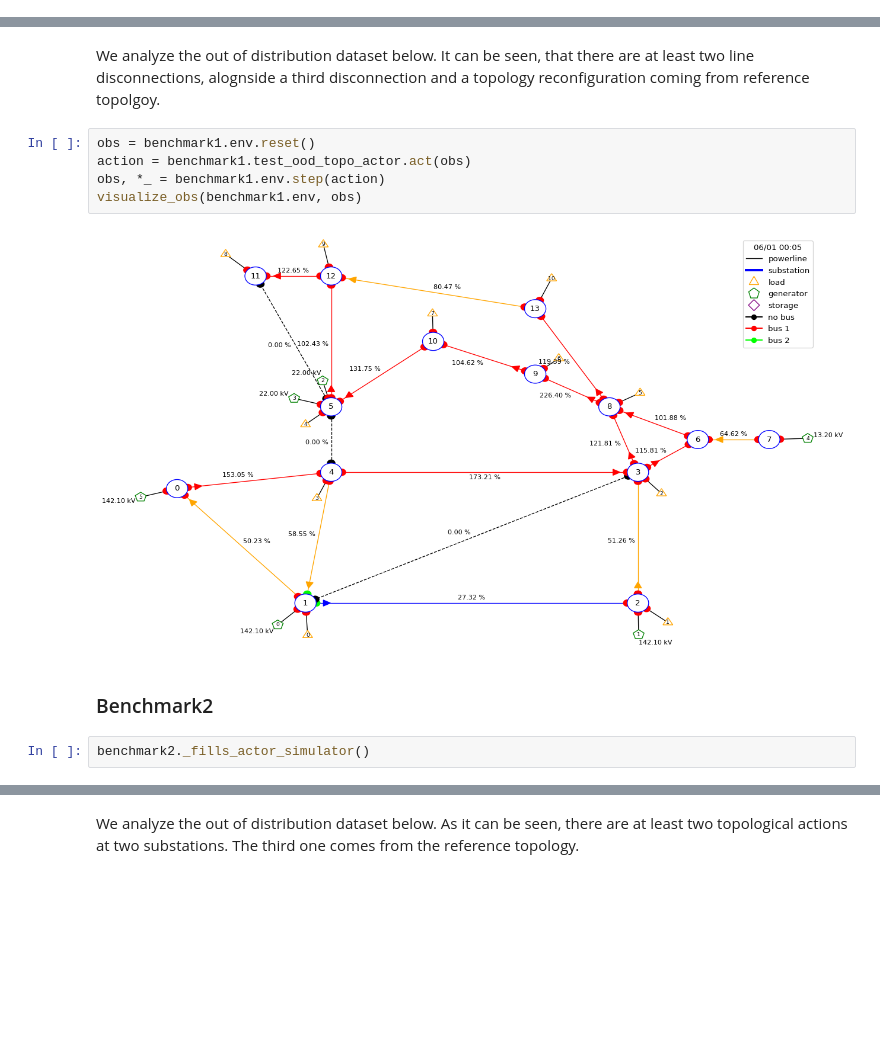
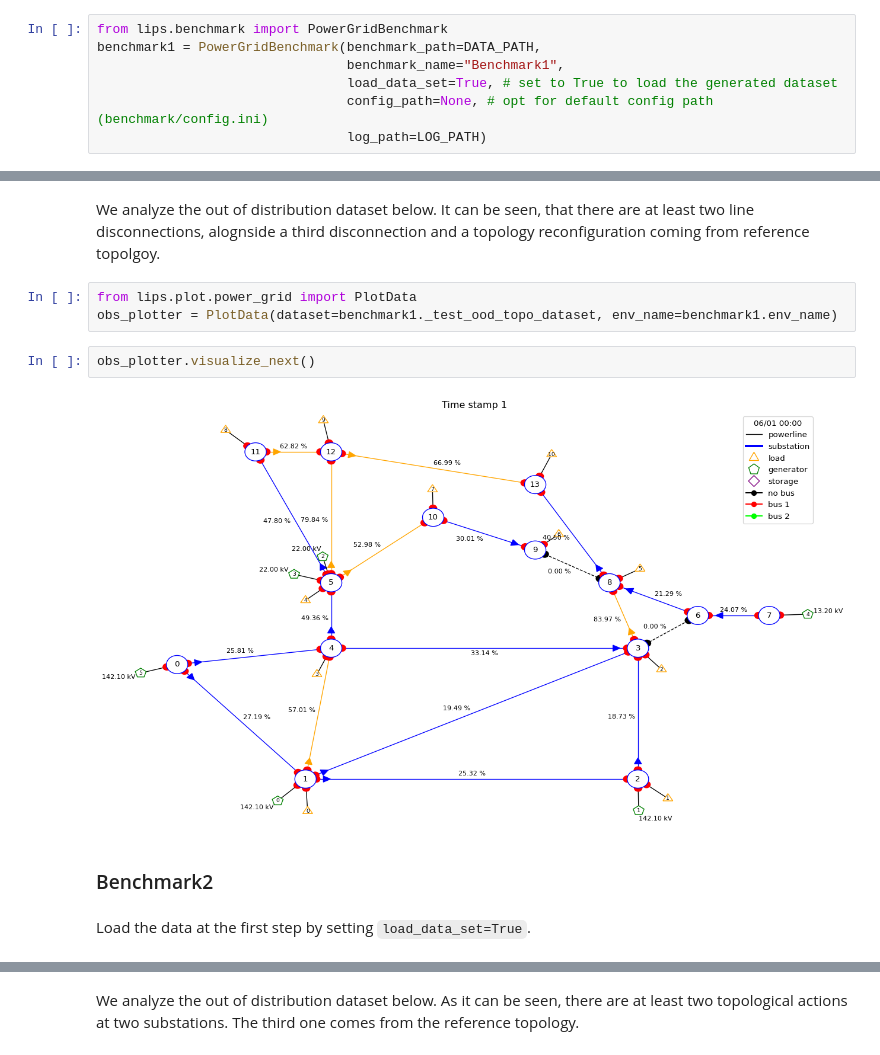
Before and after one commit to IRT-SystemX/LIPS, a Jupyter notebook: getting_started/01_GenerateData.ipynb, the cells around one changed output, grey strips where cells are left out. Saved outputs shown, nothing was run; the diff lists cells and outputs as text; blank space fills up the shorter version.

```diff
--- a/getting_started/01_GenerateData.ipynb
+++ b/getting_started/01_GenerateData.ipynb
@@ -103,0 +95,7 @@ benchmark1._fills_actor_simulator()
+# %%
+from lips.benchmark import PowerGridBenchmark
+benchmark1 = PowerGridBenchmark(benchmark_path=DATA_PATH,
+                                benchmark_name="Benchmark1",
+                                load_data_set=True, # set to True to load the generated dataset
+                                config_path=None, # opt for default config path (benchmark/config.ini)
+                                log_path=LOG_PATH)
@@ -104,13 +112,13 @@ benchmark1._fills_actor_simulator()
 # %% [markdown]
 We analyze the out of distribution dataset below. It can be seen, that there are at least two line disconnections, alognside a third disconnection and a topology reconfiguration coming from reference topolgoy.
-# %%
-obs = benchmark1.env.reset()
-action = benchmark1.test_ood_topo_actor.act(obs)
-obs, *_ = benchmark1.env.step(action)
-visualize_obs(benchmark1.env, obs)
-# %% [output]
-[figure, removed]
+# %%
+from lips.plot.power_grid import PlotData
+obs_plotter = PlotData(dataset=benchmark1._test_ood_topo_dataset, env_name=benchmark1.env_name)
+# %%
+obs_plotter.visualize_next()
+# %% [output]
+[figure, added]
 # %% [markdown]
 ### Benchmark2
-# %%
-benchmark2._fills_actor_simulator()
+# %% [markdown]
+Load the data at the first step by setting `load_data_set=True`.
```
Also changed, not shown: parts of 15 cells of this notebook, 4 other files.
